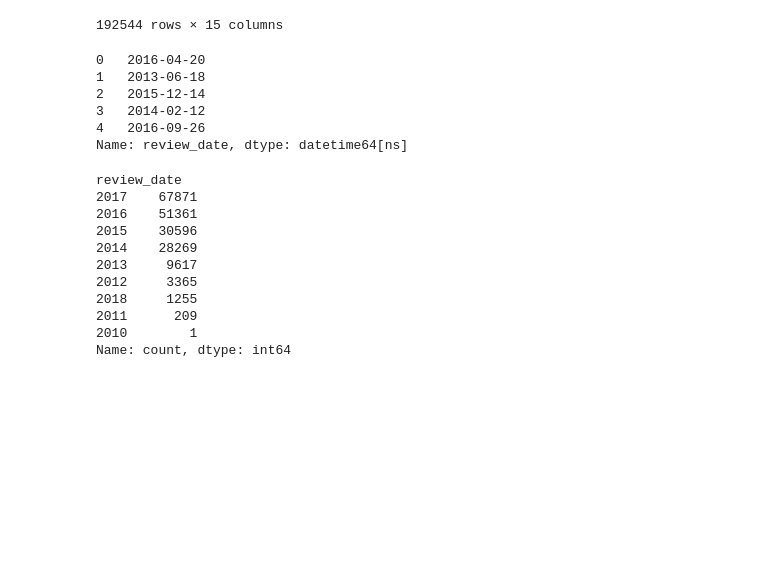
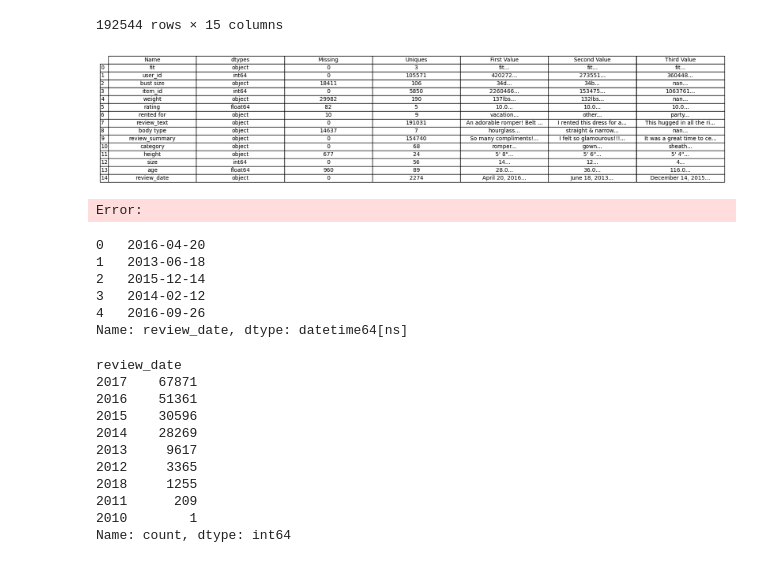
Before and after one commit to jesseAvgonzsmi/vanity_sizing_project, a Jupyter notebook: data_explosion.ipynb, the cells around one changed output. Drawn from its saved outputs; the diff is of its cells as text; code cells hidden in the pictures; blank space fills up the shorter version.

```diff
--- a/data_explosion.ipynb
+++ b/data_explosion.ipynb
@@ -229,6 +190,37 @@ rtr
 | 192542 | fit | 961120 | 36c | 126335 | 165lbs | 10.0 | wedding | This dress was PERFECTION. it loo... | pear | ... |
 | 192543 | fit | 123612 | 36b | 127865 | 155lbs | 10.0 | wedding | This dress was wonderful! I had o... | athletic | ... |
 192544 rows × 15 columns
+# %%
+summary = pd.DataFrame(rtr.dtypes, columns=['dtypes'])
+summary = summary.reset_index()
+summary['Name'] = summary['index']
+summary = summary[['Name','dtypes']]
+summary['Missing'] = rtr.isnull().sum().values
+summary['Uniques'] = rtr.nunique().values
+summary['First Value'] = rtr.loc[0].values
+summary['Second Value'] = rtr.loc[1].values
+summary['Third Value'] = rtr.loc[2].values
+summary['First Value'] = summary['First Value'].astype(str).str.slice(0, 25) + '...'
+summary['Second Value'] = summary['Second Value'].astype(str).str.slice(0, 25) + '...'
+summary['Third Value'] = summary['Third Value'].astype(str).str.slice(0, 25) + '...'
+
+summary
+import pandas as pd
+import matplotlib.pyplot as plt
+from pandas.plotting import table
+
+fig, ax = plt.subplots(figsize=(12, 4)) # set size frame
+ax.axis('off')
+tab = table(ax, summary, loc='center', cellLoc = 'center', colWidths=[0.2]*len(summary.columns))
+
+tab.auto_set_font_size(False)
+tab.set_fontsize(10)
+tab.scale(1.2, 1.2)
+
+plt.savefig('summary.png')
+# %% [output]
+[figure, added]
+Error:
 # %%
 #rtr review date to datetime
 rtr['review_date'] = pd.to_datetime(rtr['review_date'])
```
Also changed, not shown: parts of 18 cells of this notebook, 1 other file.
